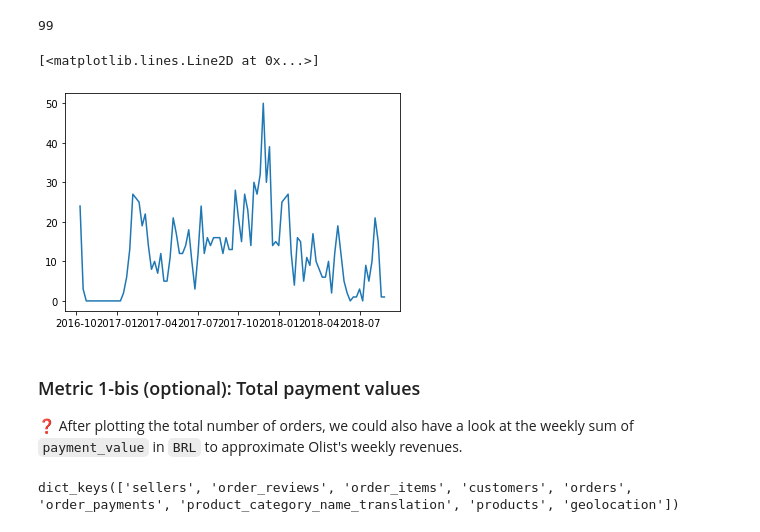
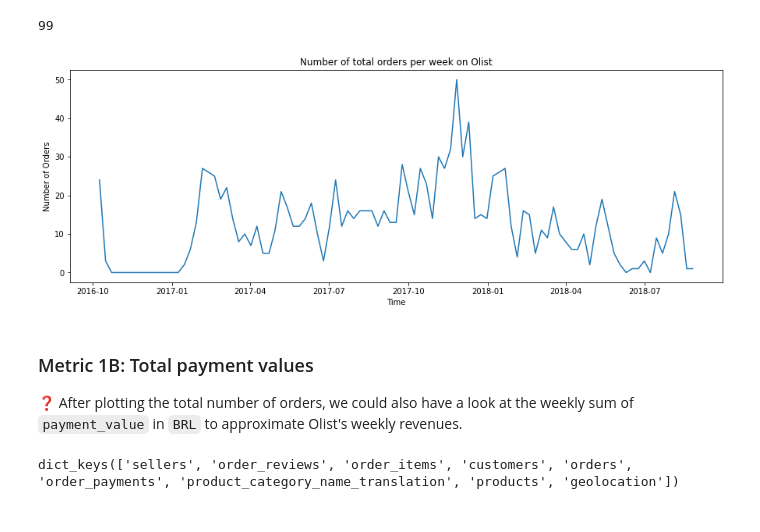
Before and after one commit to yongsin91/olist, a Jupyter notebook: 1_Setup/metric_design.ipynb, the cells around one changed output. Drawn from its saved outputs; the diff is of its cells as text; code cells hidden in the pictures.

```diff
--- a/1_Setup/metric_design.ipynb
+++ b/1_Setup/metric_design.ipynb
@@ -204,5 +146,5 @@ data['orders']
 # %%
-data['orders'].iloc[:,4:]=data['orders'].iloc[:,4:].apply(pd.to_datetime)
+data['orders'].iloc[:,3:]=data['orders'].iloc[:,3:].apply(pd.to_datetime)
 # %%
 data['orders'].dtypes
 # %% [output]
@@ -292,13 +226,16 @@ Freq: W-SUN, Name: order_id, Length: 99, dtype: int64
 len(weekly_order)
 # %% [output]
 99
-# %%
-plt.plot(weekly_order)
-# %% [output]
-[<matplotlib.lines.Line2D at 0x...>]
-[figure, removed]
+# %%
+plt.figure(figsize=(15,5))
+plt.title("Number of total orders per week on Olist")
+plt.ylabel("Number of Orders")
+plt.xlabel("Time")
+plt.plot(weekly_order);
+# %% [output]
+[figure, added]
 # %% [markdown]
-### Metric 1-bis (optional): Total payment values
+### Metric 1B: Total payment values
 ❓ After plotting the total number of orders, we could also have a look at the weekly sum of `payment_value` in `BRL` to approximate Olist's weekly revenues.
 # %%
 data.keys()
```
Also changed, not shown: parts of 70 cells of this notebook, 2 other files.
